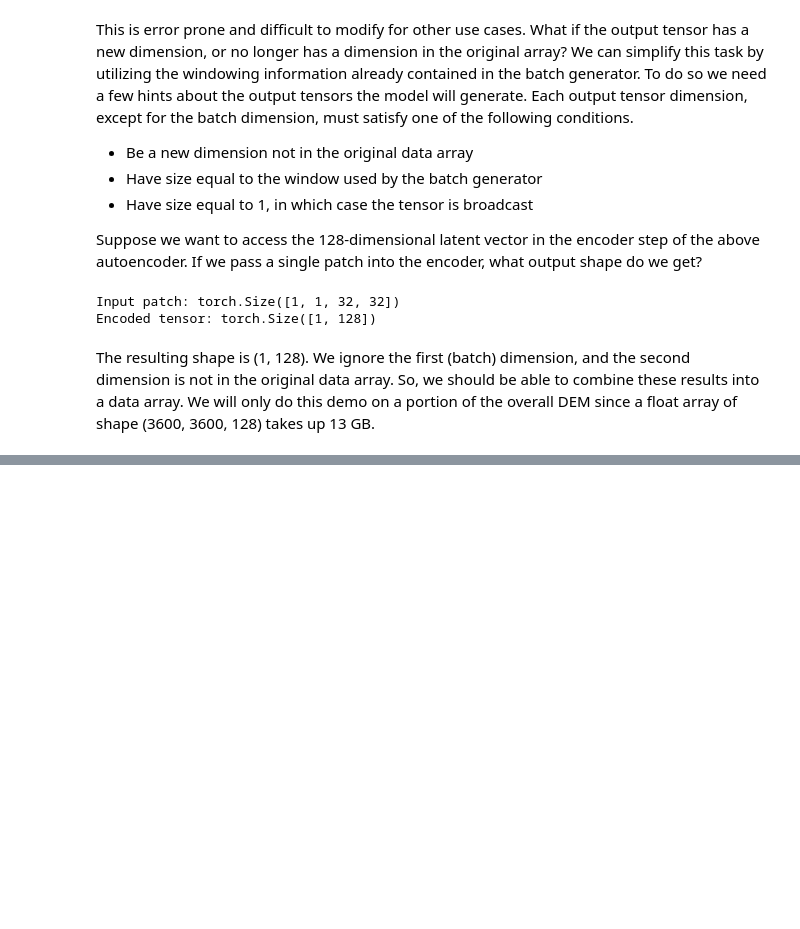
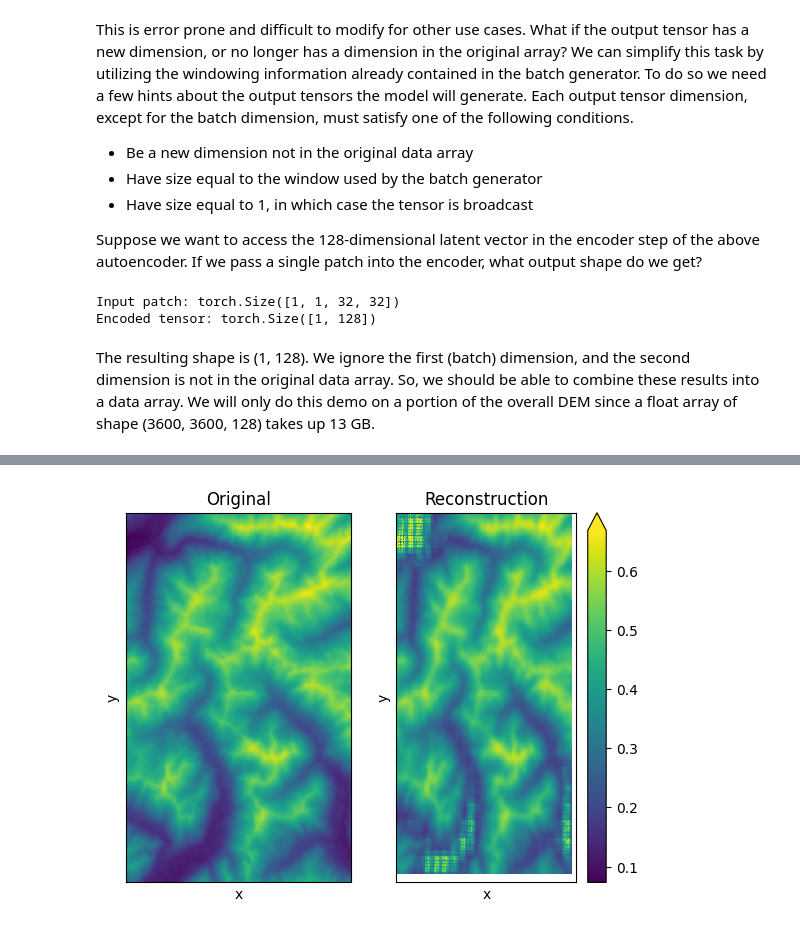
Before and after one commit to s-kganz/terrain_autoencoder, a Jupyter notebook: terrain_autoencoder.ipynb, the cells around one changed output, grey strips where cells are left out. Saved outputs shown, nothing was run; the diff lists cells and outputs as text; code cells hidden in the pictures; blank space fills up the shorter version.

```diff
--- a/terrain_autoencoder.ipynb
+++ b/terrain_autoencoder.ipynb
@@ -424,2 +480,13 @@ output_ch = assemble_model_output(mds, model.encoder, dict(channel=128))
 # %%
 output_assemble = assemble_model_output(mds, model, dict(channel=1, y=32, x=32))
+# %%
+fig, (left, right) = plt.subplots(1, 2)
+vmin, vmax = dem_clip.min(), dem_clip.max()
+
+dem_clip.plot(ax=left, add_colorbar=False, xticks=[], yticks=[], vmin=vmin, vmax=vmax)
+output_assemble.plot(ax=right, xticks=[], yticks=[], vmin=vmin, vmax=vmax)
+left.set_title("Original")
+right.set_title("Reconstruction")
+plt.show()
+# %% [output]
+[figure, added]
```
Also changed, not shown: parts of 10 cells of this notebook.
